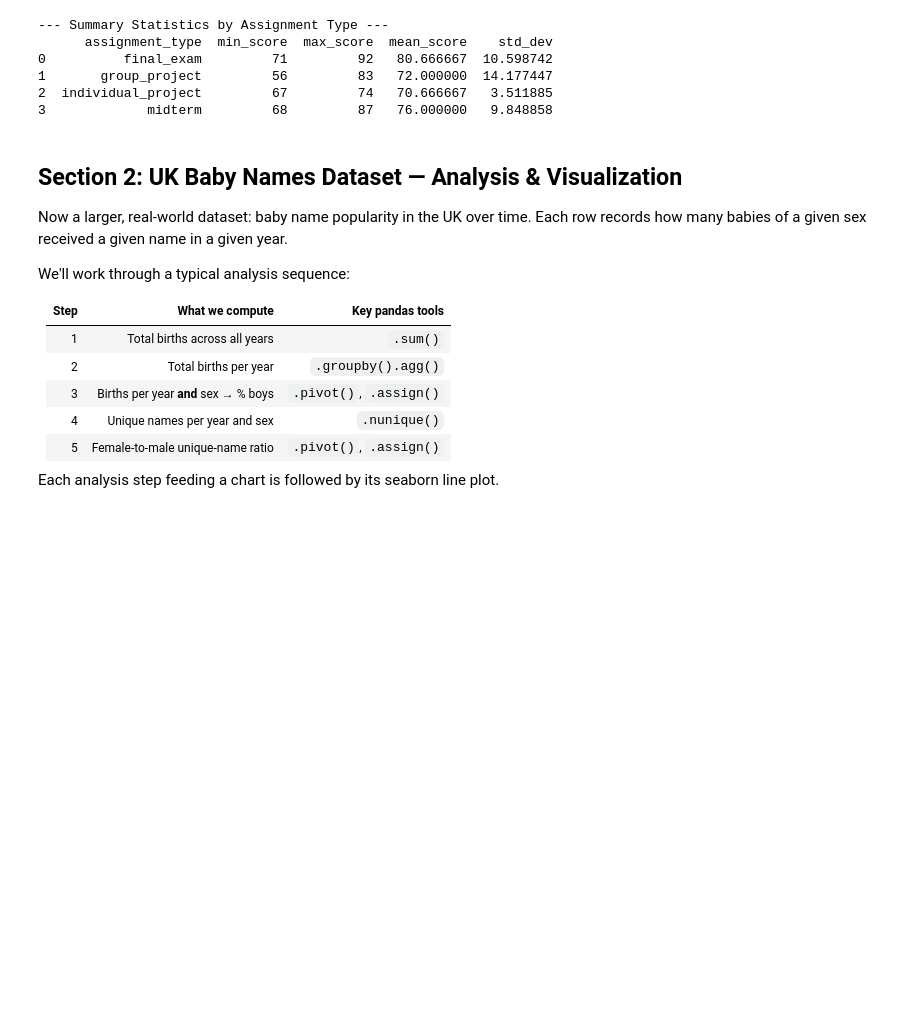
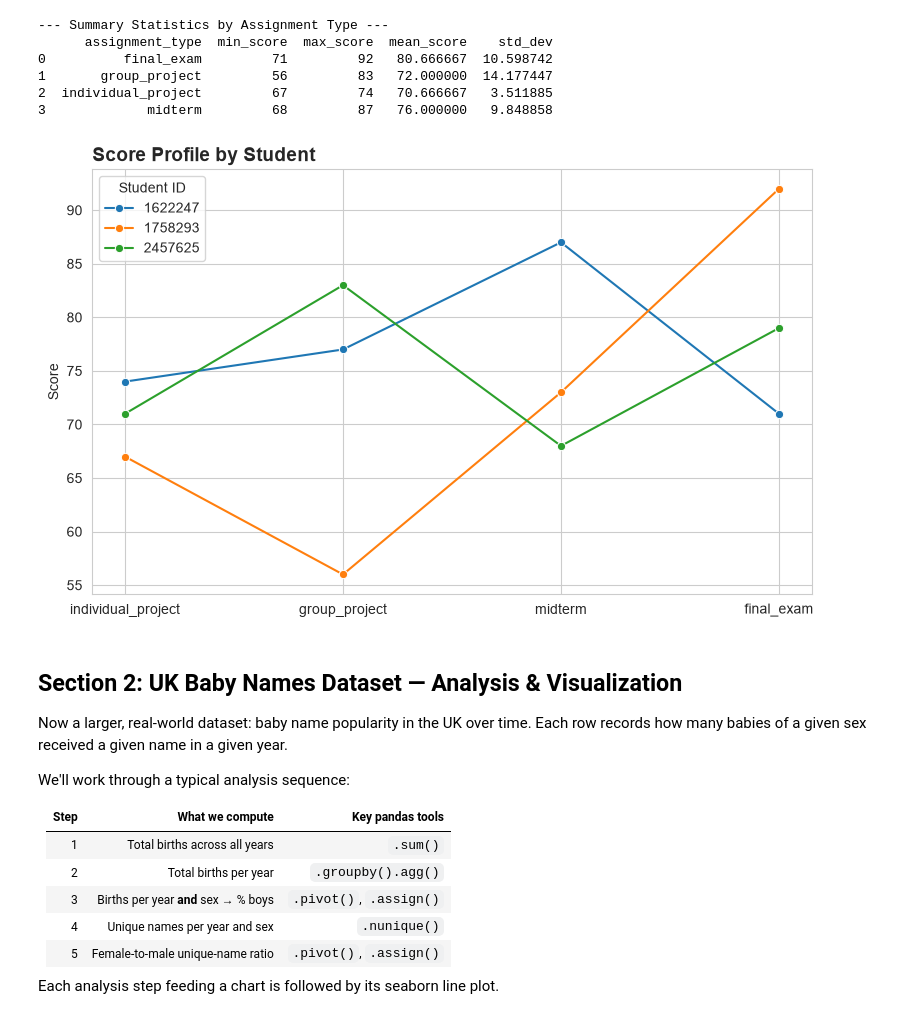
Before and after one commit to kostis-christodoulou/am01-code-sep2026, a Jupyter notebook: session04_workshop2/04_pandas_reshaping_and_babynames.ipynb, the cells around one changed output. Saved outputs shown, nothing was run; the diff lists cells and outputs as text; code cells hidden in the pictures; blank space fills up the shorter version.

```diff
--- a/session04_workshop2/04_pandas_reshaping_and_babynames.ipynb
+++ b/session04_workshop2/04_pandas_reshaping_and_babynames.ipynb
@@ -116,6 +116,32 @@ print(summary_stats)
 1       group_project         56         83   72.000000  14.177447
 2  individual_project         67         74   70.666667   3.511885
 3             midterm         68         87   76.000000   9.848858
+# %%
+order = ['individual_project', 'group_project', 'midterm', 'final_exam']
+
+long_grades_df['assignment_type'] = pd.Categorical(
+    long_grades_df['assignment_type'],
+    categories=order,
+    ordered=True
+)
+
+plt.figure(figsize=(8,5))
+sns.set_style("whitegrid")
+
+ax = sns.lineplot(data=long_grades_df,
+                  x='assignment_type', y='score',
+                  hue='student_id',
+                  marker='o',
+                  palette='tab10')
+
+ax.set_title('Score Profile by Student', fontsize=14, fontweight='bold', loc='left')
+ax.set_xlabel("")
+ax.set_ylabel("Score")
+ax.legend(title='Student ID')
+plt.tight_layout()
+plt.show()
+# %% [output]
+[figure, added]
 # %% [markdown]
 ## Section 2: UK Baby Names Dataset — Analysis & Visualization
 
```
